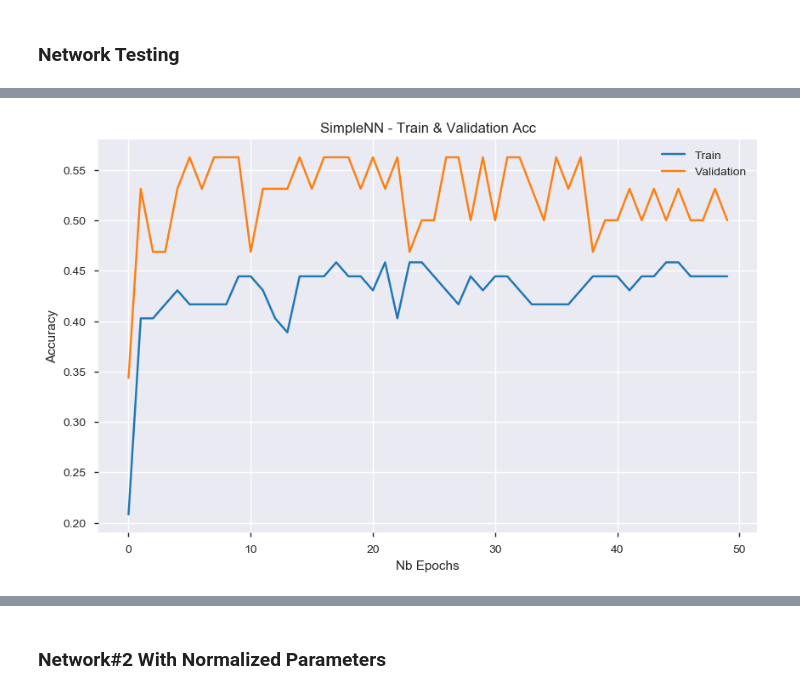
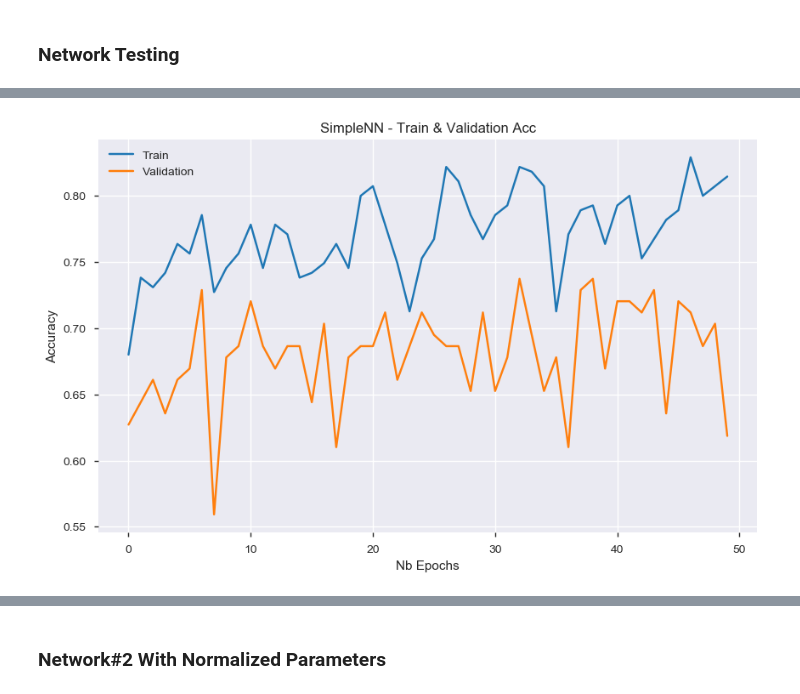
Before and after one commit to Saba-Gul/PakEn, a Jupyter notebook: Lahore_Data.ipynb, the cells around one changed output, grey strips where cells are left out. Saved outputs shown, nothing was run; the diff lists cells and outputs as text; code cells hidden in the pictures.

```diff
--- a/Lahore_Data.ipynb
+++ b/Lahore_Data.ipynb
@@ -32,7 +33,7 @@ import pandas_profiling
 ### Reading And Visualizing Data
 # %%
 #Read the data from excel file
-df = pd.read_excel('PakEn.xlsx')
+df = pd.read_excel('PakEn.xlsx','Sheet3')
 
 print("Column headings:")
 print(df.columns)
@@ -192,7 +204,7 @@ def plot_acc(history, title):
 # %%
 '''As y variable is multi class categorical variable, hence using softmax as activation function and sparse-categorical cross entropy as loss function.'''
 model = keras.Sequential([
- keras.layers.Dense(64, activation=tf.nn.relu,input_shape=(x_train.shape[1],)),
- keras.layers.Dense(64, activation=tf.nn.relu),
- keras.layers.Dense(4, activation=  'softmax')
+ keras.layers.Dense(124, activation=tf.nn.relu,input_shape=(x_train.shape[1],)),
+ keras.layers.Dense(16, activation=tf.nn.relu),
+ keras.layers.Dense(5, activation=  'softmax')
  ])
@@ -202,5 +230,5 @@ model = keras.Sequential([
 model.compile(optimizer=tf.train.AdamOptimizer(),
               loss='sparse_categorical_crossentropy',
               metrics=['accuracy'])
-history1 = model.fit(x_train, y_train, epochs= 50, batch_size = 8,validation_data = (x_test, y_test))
+history = model.fit(x_train, y_train, epochs= 50, batch_size = 10,validation_data = (x_test, y_test))
 # %% [output]
@@ -215,4 +257,4 @@ Minimum validation loss of 6.702808380126953 reached at epoch 8
 # %%
-plot_acc(history1, 'SimpleNN - Train & Validation Acc')
+plot_acc(history, 'SimpleNN - Train & Validation Acc')
 # %% [output]
-[figure, old version]
+[figure, new version]
```
Also changed, not shown: parts of 87 cells of this notebook.
